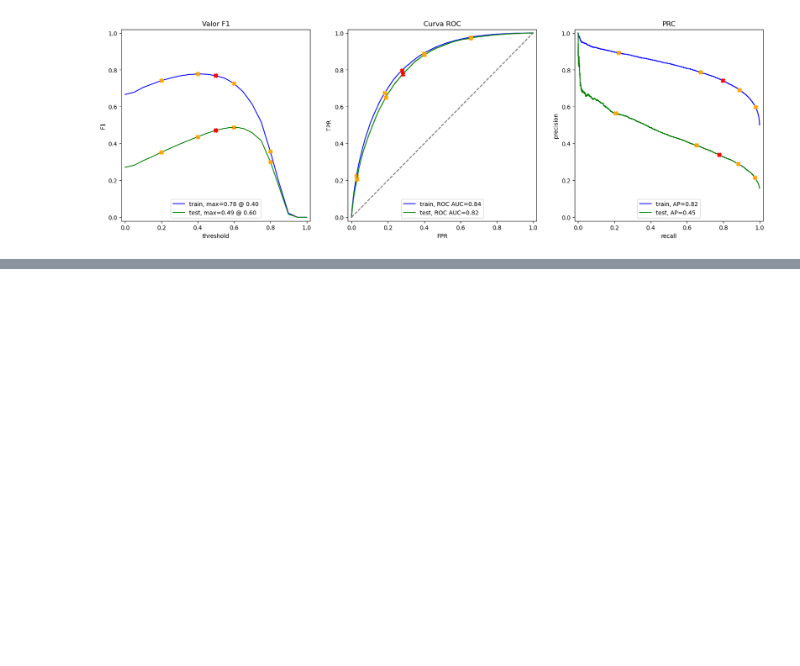
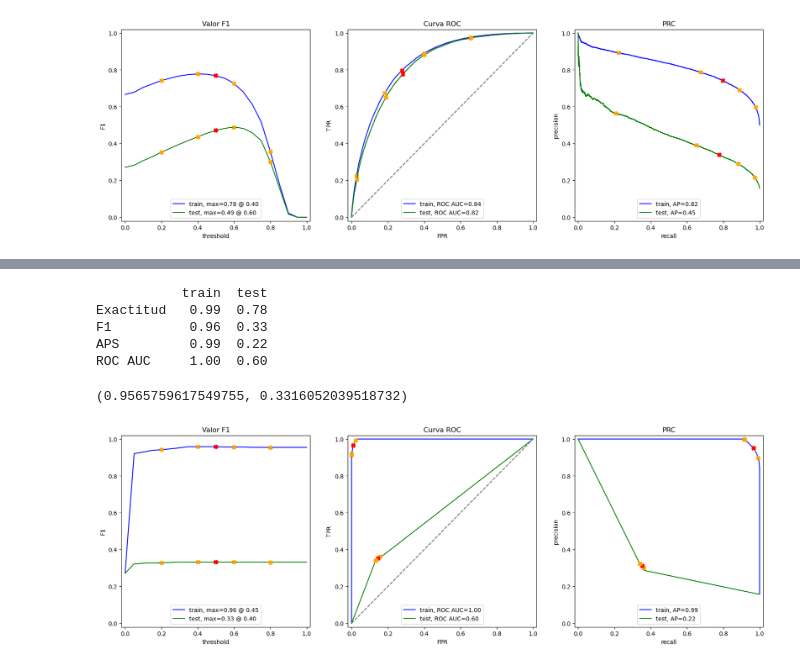
Before and after one commit to juanlt9905/machineLearning2025, a Jupyter notebook: RandomForest_diabetes.ipynb, the cells around one changed output, grey strips where cells are left out. Saved outputs shown, nothing was run; the diff lists cells and outputs as text; code cells hidden in the pictures; blank space fills up the shorter version.

```diff
--- a/RandomForest_diabetes.ipynb
+++ b/RandomForest_diabetes.ipynb
@@ -277,0 +304,10 @@ print("(AUC-PR) del mejor modelo en el conjunto de validación:", grid_search2.b
+# %%
+evaluate_model(model_dt_sin_balancear, X_train, y_train, X_test, y_test)
+# %% [output]
+           train  test
+Exactitud   0.99  0.78
+F1          0.96  0.33
+APS         0.99  0.22
+ROC AUC     1.00  0.60
+(0.9565759617549755, 0.3316052039518732)
+[figure, added]
```
Also changed, not shown: parts of 4 cells of this notebook.
